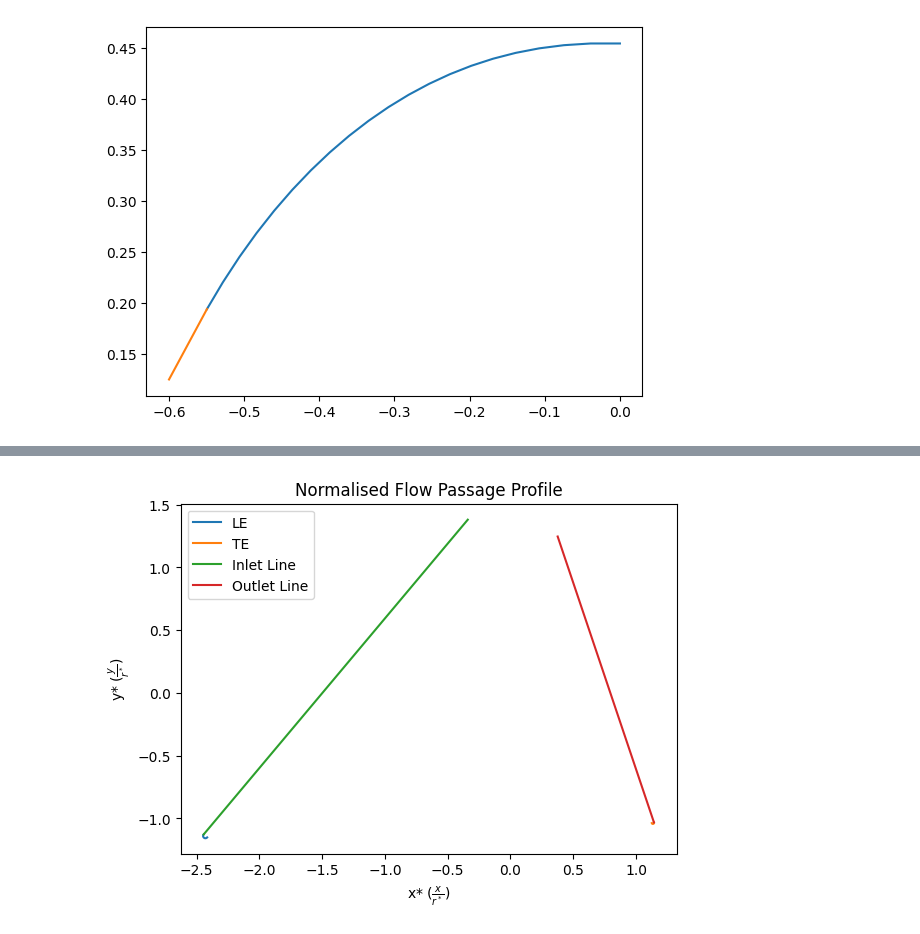
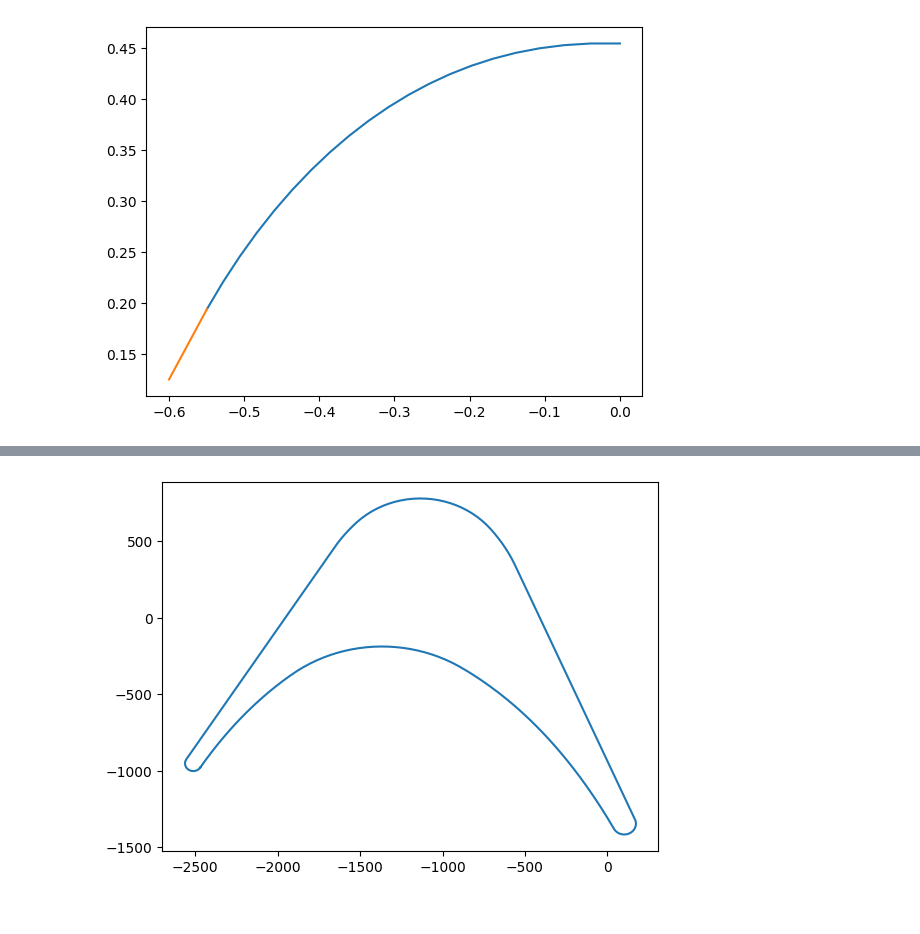
Before and after one commit to Open-Turbopumps/turboRocket, a Jupyter notebook: design/moc_test.ipynb, the cells around one changed output, grey strips where cells are left out. Cells and saved outputs as stored; diff of their text form; code cells hidden in the pictures.

```diff
--- a/design/moc_test.ipynb
+++ b/design/moc_test.ipynb
@@ -72,4 +80,7 @@ test.plot_blade()
 # %%
-test.plot_lete()
+df = test.generate_xy()
-# %% [output]
-[figure, removed]
+# %%
+plt.plot(df["x"], df["y"])
+df.to_csv("blade.txt", sep="\t", index=False, header=False)
+# %% [output]
+[figure, added]
```
Also changed, not shown: parts of 3 cells of this notebook, 4 other files.
